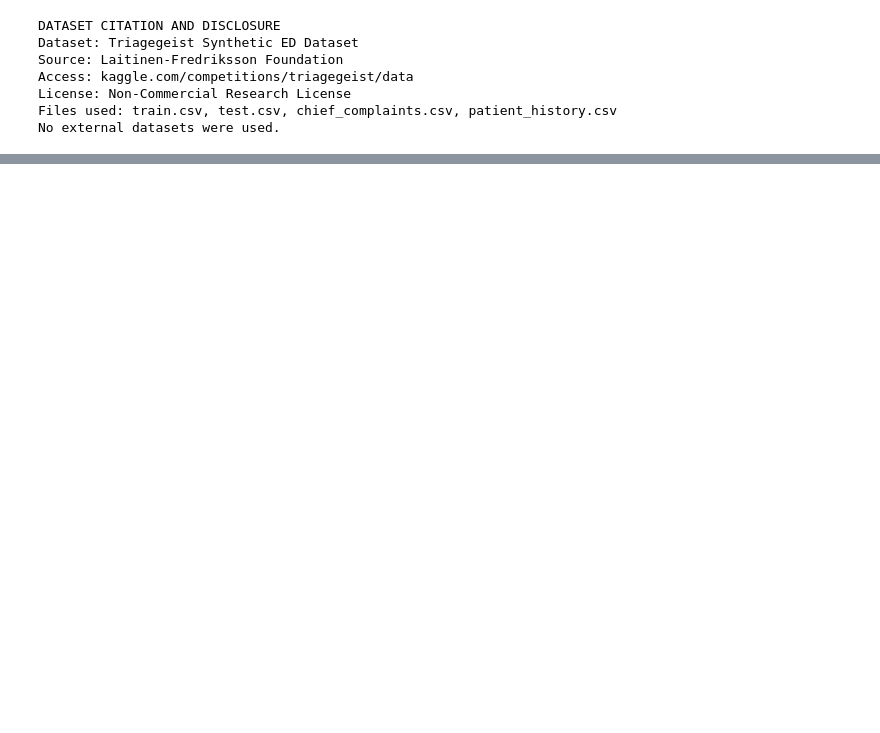
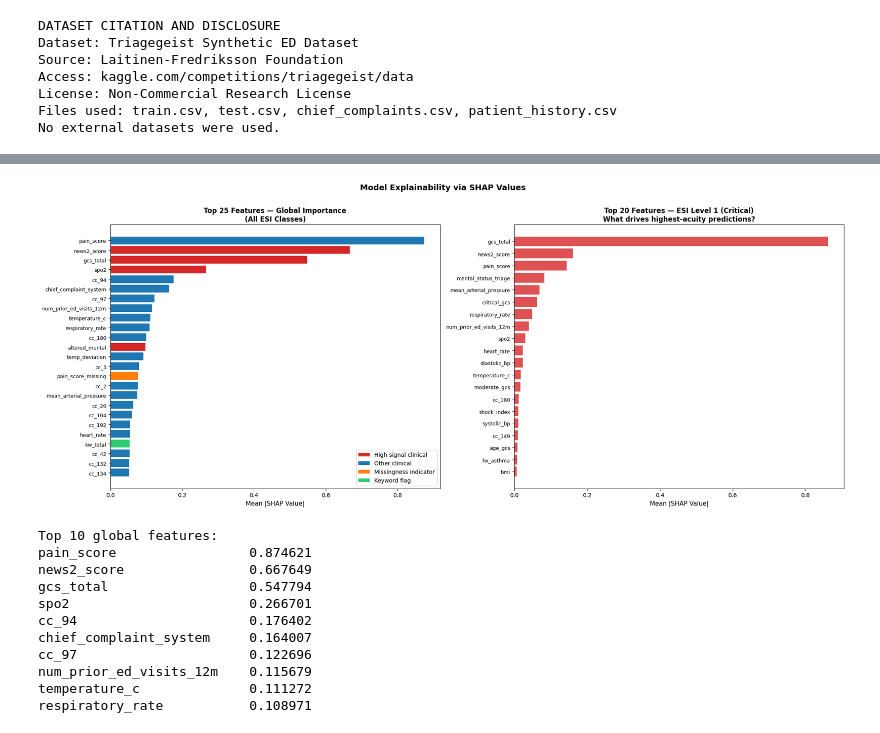
Before and after one commit to Dhruvjain35/triagegeist-clinical-ai, a Jupyter notebook: triagegeist-clinical-ai-pipeline.ipynb, the cells around one changed output, grey strips where cells are left out. Saved outputs shown, nothing was run; the diff lists cells and outputs as text; code cells hidden in the pictures; blank space fills up the shorter version.

```diff
--- a/triagegeist-clinical-ai-pipeline.ipynb
+++ b/triagegeist-clinical-ai-pipeline.ipynb
@@ -492,0 +571,70 @@ INSURANCE TYPE UNDERTRIAGE RATES:
+# %%
+# shap to explain what the model is actually doing
+# running on a 2000 patient sample to keep it fast
+# splitting by ESI class so i can see what drives critical (level 1) predictions specifically
+
+best_lgb_model = lgb_models[int(np.argmax(lgb_fold_qwks))]
+explainer = shap.TreeExplainer(best_lgb_model)
+
+sample_idx = np.random.choice(len(X_main), size=2000, replace=False)
+X_sample = X_main.iloc[sample_idx]
+shap_values_raw = explainer.shap_values(X_sample)
+
+if isinstance(shap_values_raw, np.ndarray) and shap_values_raw.ndim == 3:
+    shap_values = [shap_values_raw[:, :, i] for i in range(shap_values_raw.shape[2])]
+else:
+    shap_values = shap_values_raw
+
+mean_shap = np.mean([np.abs(shap_values[i]).mean(axis=0) for i in range(5)], axis=0)
+top_features = pd.Series(mean_shap, index=X_sample.columns).sort_values(ascending=False).head(25)
+
+fig, axes = plt.subplots(1, 2, figsize=(20, 8))
+
+colors = ['#ff7f0e' if 'missing' in f else '#2ecc71' if f.startswith('kw_') else
+          '#d62728' if any(x in f for x in ['gcs', 'mental', 'shock', 'spo2', 'news2'])
+          else '#1f77b4' for f in top_features.index]
+
+axes[0].barh(range(len(top_features)), top_features.values, color=colors)
+axes[0].set_yticks(range(len(top_features)))
+axes[0].set_yticklabels(top_features.index, fontsize=9)
+axes[0].invert_yaxis()
+axes[0].set_xlabel('Mean |SHAP Value|', fontsize=11)
+axes[0].set_title('Top 25 Features — Global Importance\n(All ESI Classes)', fontsize=12, fontweight='bold')
+
+from matplotlib.patches import Patch
+legend_elements = [
+    Patch(facecolor='#d62728', label='High-signal clinical'),
+    Patch(facecolor='#1f77b4', label='Other clinical'),
+    Patch(facecolor='#ff7f0e', label='Missingness indicator'),
+    Patch(facecolor='#2ecc71', label='Keyword flag'),
+]
+axes[0].legend(handles=legend_elements)
+
+esi1_shap = pd.Series(np.abs(shap_values[0]).mean(axis=0), index=X_sample.columns).sort_values(ascending=False).head(20)
+axes[1].barh(range(len(esi1_shap)), esi1_shap.values, color='#d62728', alpha=0.8)
+axes[1].set_yticks(range(len(esi1_shap)))
+axes[1].set_yticklabels(esi1_shap.index, fontsize=9)
+axes[1].invert_yaxis()
+axes[1].set_xlabel('Mean |SHAP Value|', fontsize=11)
+axes[1].set_title('Top 20 Features — ESI Level 1 (Critical)\nWhat drives highest-acuity predictions?', fontsize=12, fontweight='bold')
+
+plt.suptitle('Model Explainability via SHAP Values', fontsize=14, fontweight='bold', y=1.01)
+plt.tight_layout()
+plt.savefig('shap_analysis.png', dpi=150, bbox_inches='tight')
+plt.show()
+
+print("Top 10 global features:")
+print(top_features.head(10).to_string())
+# %% [output]
+[figure, added]
+Top 10 global features:
+pain_score                 0.874621
+news2_score                0.667649
+gcs_total                  0.547794
+spo2                       0.266701
+cc_94                      0.176402
+chief_complaint_system     0.164007
+cc_97                      0.122696
+num_prior_ed_visits_12m    0.115679
+temperature_c              0.111272
+respiratory_rate           0.108971
```
Also changed, not shown: parts of 15 cells of this notebook.
